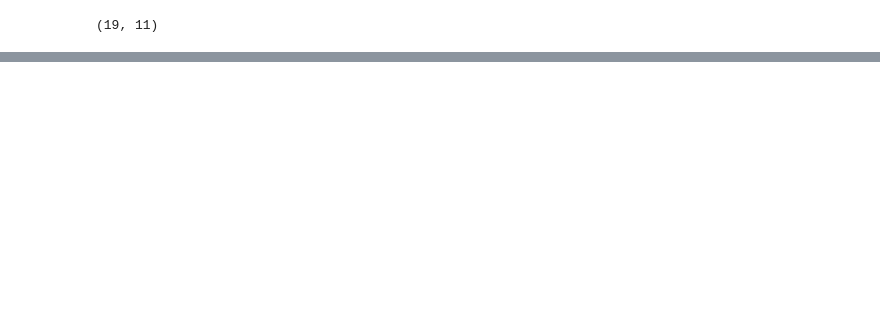
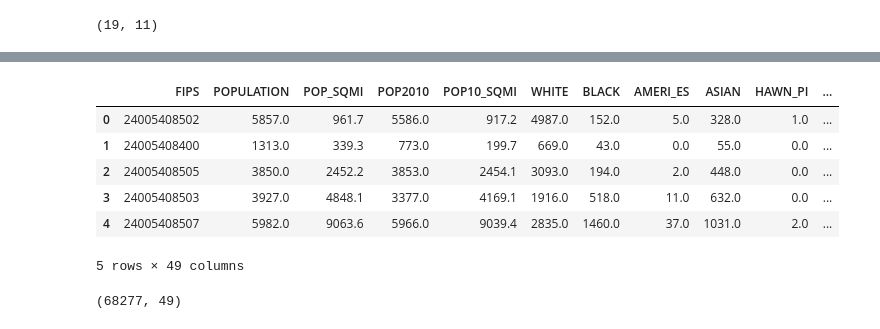
Before and after one commit to jeffreyshen19/blog, a Jupyter notebook: _code/mathcounts/Math Counts.ipynb, the cells around one changed output, grey strips where cells are left out. Cells and saved outputs as stored; diff of their text form; code cells hidden in the pictures; blank space fills up the shorter version.

```diff
--- a/_code/mathcounts/Math Counts.ipynb
+++ b/_code/mathcounts/Math Counts.ipynb
@@ -138,0 +153,15 @@ df[df["Lat"].isnull()].shape
+# %%
+urban_df = pd.read_csv("urban tracts.csv")
+urban_df.head()
+# %% [output]
+|  | FIPS | POPULATION | POP_SQMI | POP2010 | POP10_SQMI | WHITE | BLACK | AMERI_ES | ASIAN | HAWN_PI | ... |
+| 0 | 24005408502 | 5857.0 | 961.7 | 5586.0 | 917.2 | 4987.0 | 152.0 | 5.0 | 328.0 | 1.0 | ... |
+| 1 | 24005408400 | 1313.0 | 339.3 | 773.0 | 199.7 | 669.0 | 43.0 | 0.0 | 55.0 | 0.0 | ... |
+| 2 | 24005408505 | 3850.0 | 2452.2 | 3853.0 | 2454.1 | 3093.0 | 194.0 | 2.0 | 448.0 | 0.0 | ... |
+| 3 | 24005408503 | 3927.0 | 4848.1 | 3377.0 | 4169.1 | 1916.0 | 518.0 | 11.0 | 632.0 | 0.0 | ... |
+| 4 | 24005408507 | 5982.0 | 9063.6 | 5966.0 | 9039.4 | 2835.0 | 1460.0 | 37.0 | 1031.0 | 2.0 | ... |
+5 rows × 49 columns
+# %%
+urban_df.shape
+# %% [output]
+(68277, 49)
```
Also changed, not shown: parts of 7 cells of this notebook, 1 other file.
